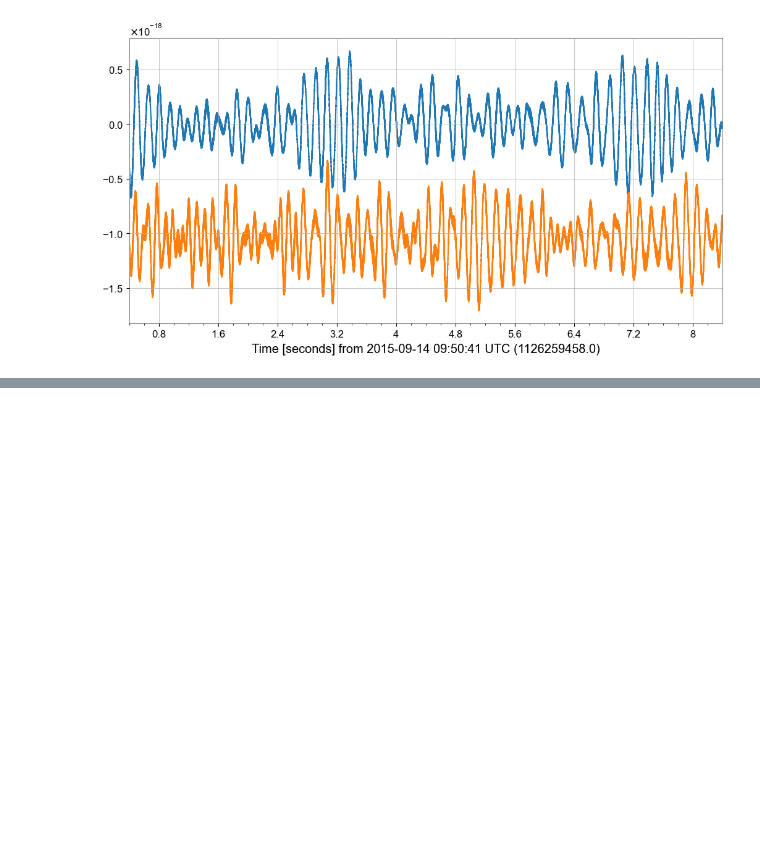
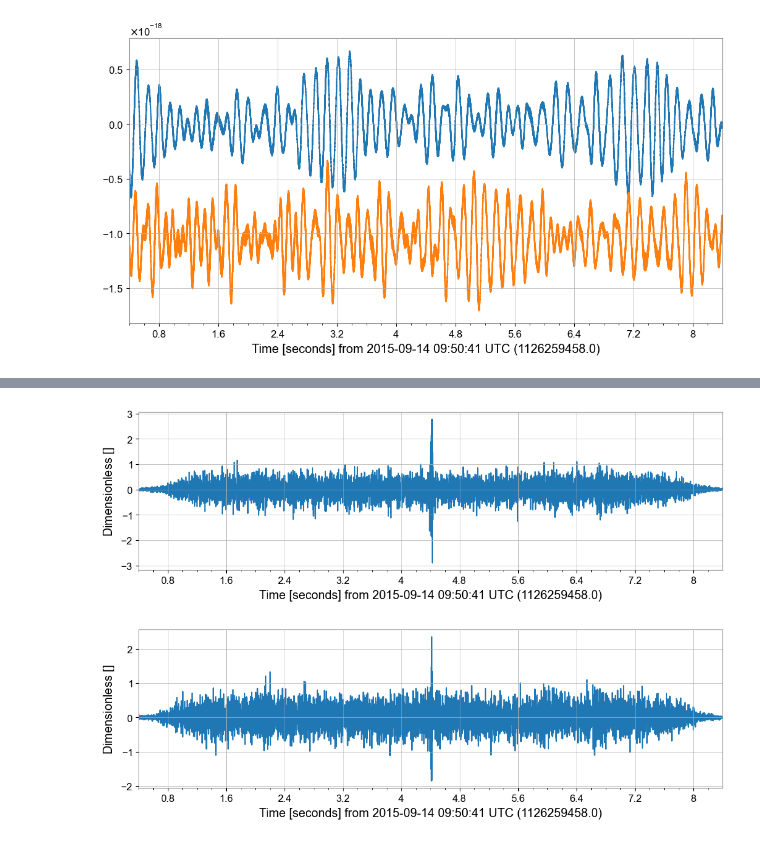
Before and after one commit to cloner1998/gravitational-waves-LIGO, a Jupyter notebook: first_try.ipynb, the cells around one changed output, grey strips where cells are left out. Cells and saved outputs as stored; diff of their text form; code cells hidden in the pictures; blank space fills up the shorter version.

```diff
--- a/first_try.ipynb
+++ b/first_try.ipynb
@@ -25 +23,7 @@ $[0.0075620606,~0.050909661,~0.091422921,~\dots,~-0.0058076377,~-0.0056681873,~-
+# %%
+wh1_plot = wh1.plot()
+wl1_plot = wl1.plot()
+# %% [output]
+[figure, added]
+[figure, added]
 # %%
```
Also changed, not shown: parts of 4 cells of this notebook.
